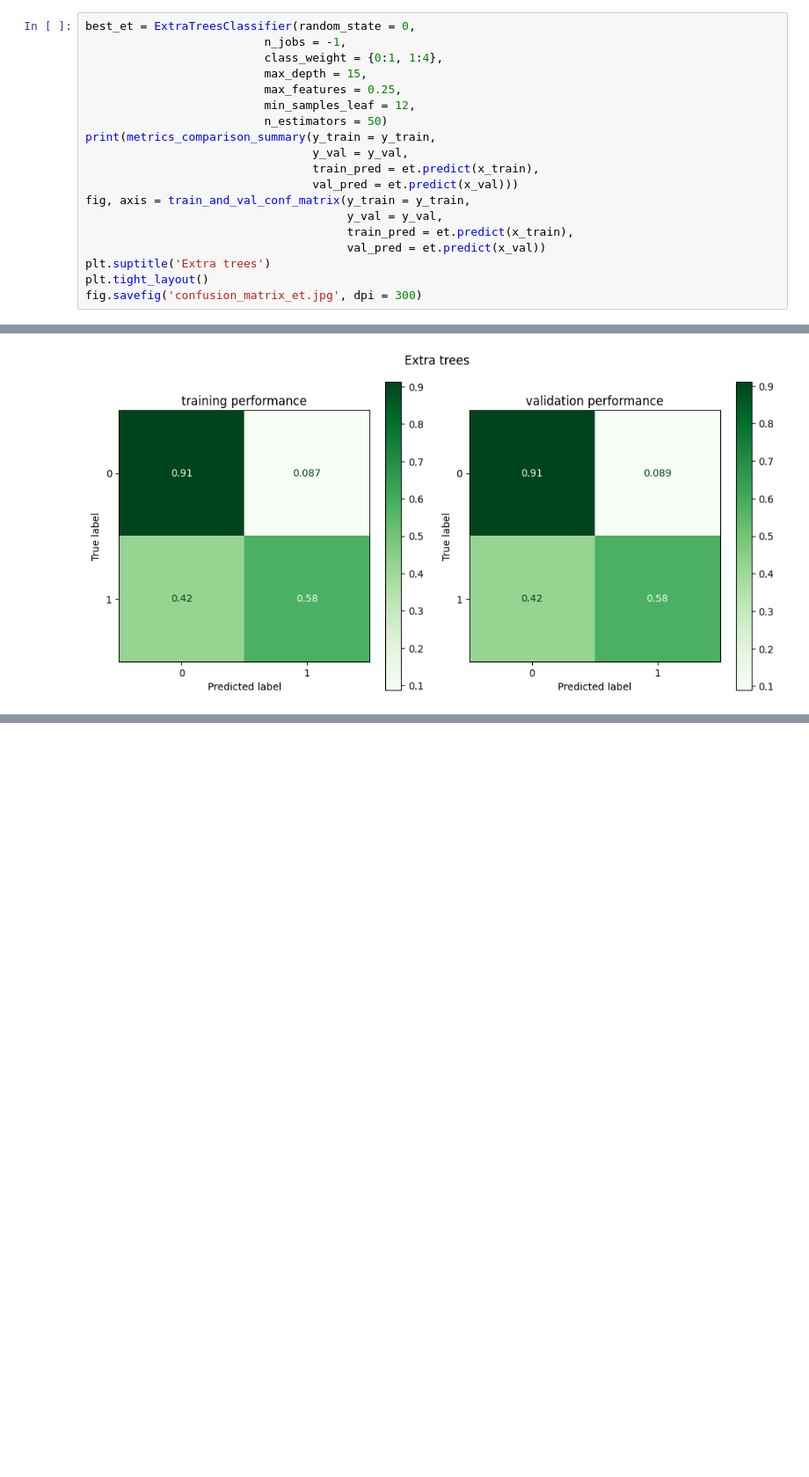
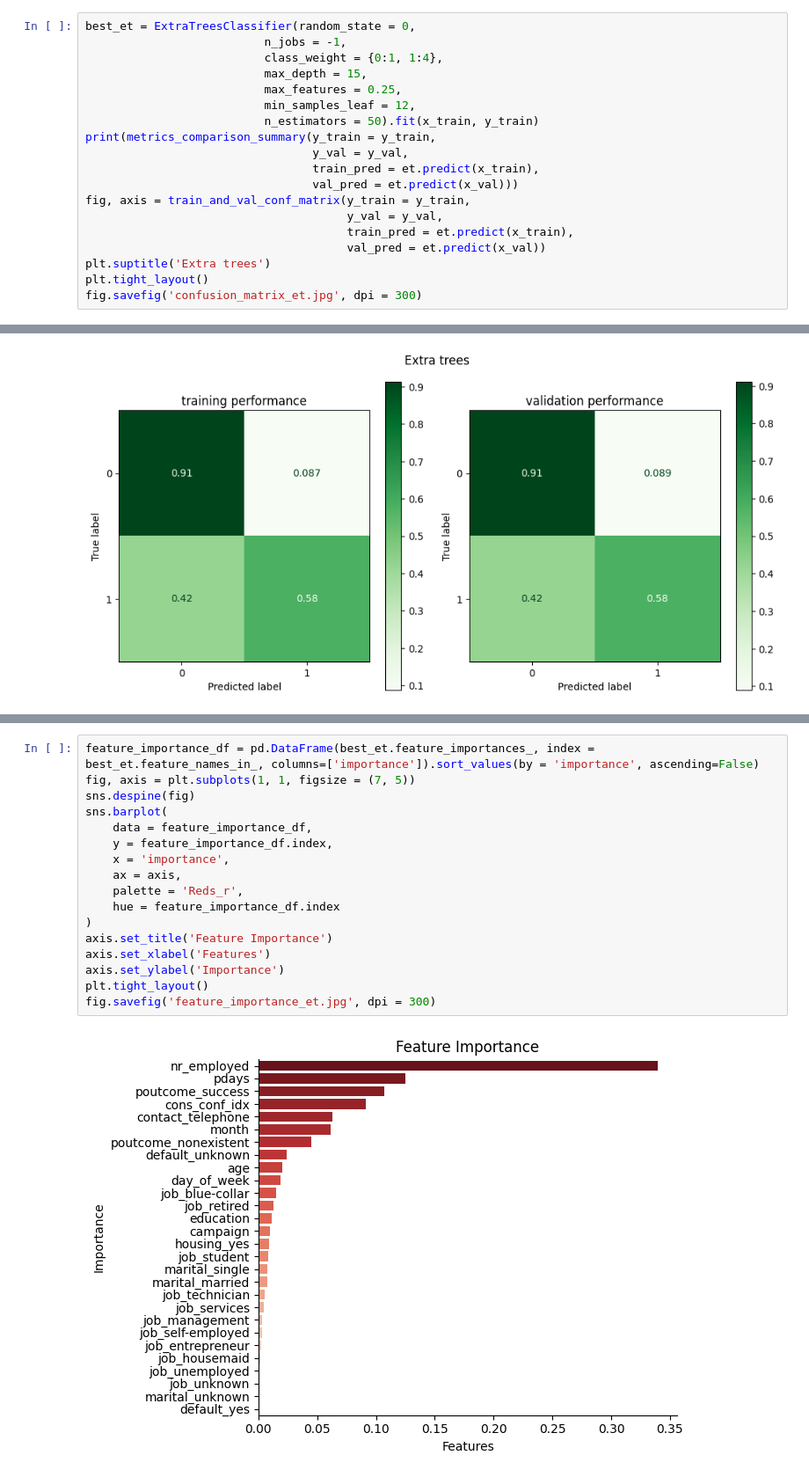
Before and after one commit to scardenasc22/STDS-at3, a Jupyter notebook: classification_model.ipynb, the cells around one changed output, grey strips where cells are left out. Shown at 88% size. Drawn from its saved outputs; the diff is of its cells as text; blank space fills up the shorter version.

Commit message:
final plots

```diff
--- a/classification_model.ipynb
+++ b/classification_model.ipynb
@@ -1072,7 +1072,7 @@ best_et = ExtraTreesClassifier(random_state = 0,
                           max_depth = 15,
                           max_features = 0.25,
                           min_samples_leaf = 12,
-                          n_estimators = 50)
+                          n_estimators = 50).fit(x_train, y_train)
 print(metrics_comparison_summary(y_train = y_train,
                                  y_val = y_val,
                                  train_pred = et.predict(x_train),
@@ -1091,0 +1094,19 @@ validation  0.507717  0.579439   0.451794  0.089258
+# %%
+feature_importance_df = pd.DataFrame(best_et.feature_importances_, index = best_et.feature_names_in_, columns=['importance']).sort_values(by = 'importance', ascending=False)
+fig, axis = plt.subplots(1, 1, figsize = (7, 5))
+sns.despine(fig)
+sns.barplot(
+    data = feature_importance_df,
+    y = feature_importance_df.index,
+    x = 'importance',
+    ax = axis,
+    palette = 'Reds_r',
+    hue = feature_importance_df.index
+)
+axis.set_title('Feature Importance')
+axis.set_xlabel('Features')
+axis.set_ylabel('Importance')
+plt.tight_layout()
+fig.savefig('feature_importance_et.jpg', dpi = 300)
+# %% [output]
+[figure, added]
```
Also changed, not shown: parts of 1 cell of this notebook, 2 other files.
